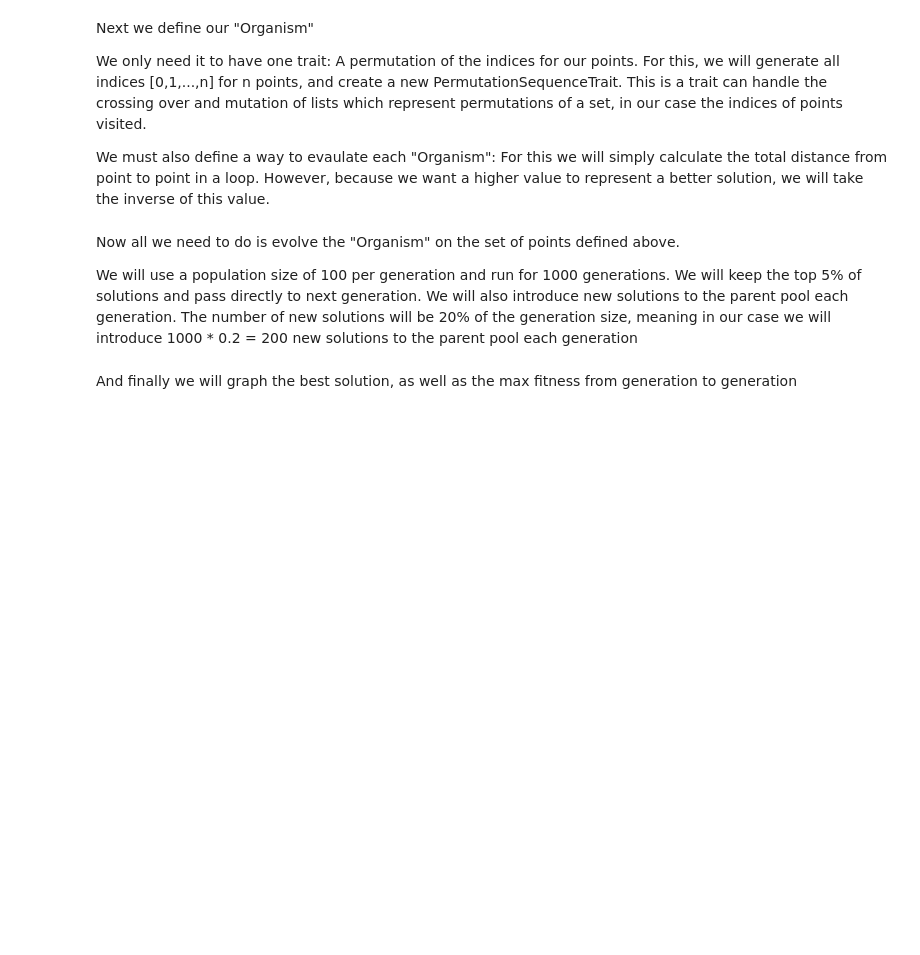
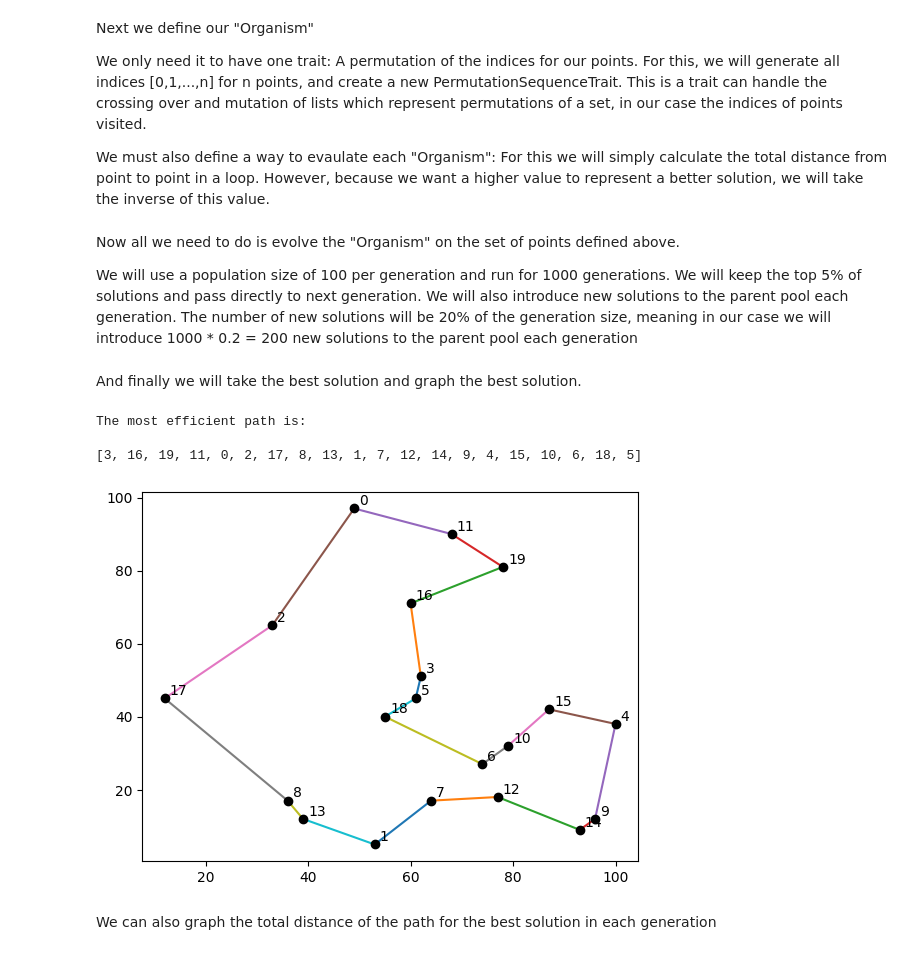
Before and after one commit to ethangilmore/QuickGA, a Jupyter notebook: example_travelling_salesman.ipynb, the cells around one changed output. Saved outputs shown, nothing was run; the diff lists cells and outputs as text; code cells hidden in the pictures; blank space fills up the shorter version.

```diff
--- a/example_travelling_salesman.ipynb
+++ b/example_travelling_salesman.ipynb
@@ -46,5 +71,16 @@ We will use a population size of 100 per generation and run for 1000 generations
 # %%
 info = TravelingSalesman.evolve(population_size=100, generations=1000, elite_rate=0.05, migration_rate=0.2)
 # %% [markdown]
-And finally we will graph the best solution, as well as the max fitness from generation to generation
+And finally we will take the best solution and graph the best solution.
+# %%
+sequence = info[-1]['most_fit'].sequence
+print(f"The most efficient path is: \n\n{sequence}")
+plot_path(sequence)
+# %% [output]
+The most efficient path is:
+
+[3, 16, 19, 11, 0, 2, 17, 8, 13, 1, 7, 12, 14, 9, 4, 15, 10, 6, 18, 5]
+[figure, added]
+# %% [markdown]
+We can also graph the total distance of the path for the best solution in each generation
 # %%
```
Also changed, not shown: parts of 7 cells of this notebook, 1 other file.
